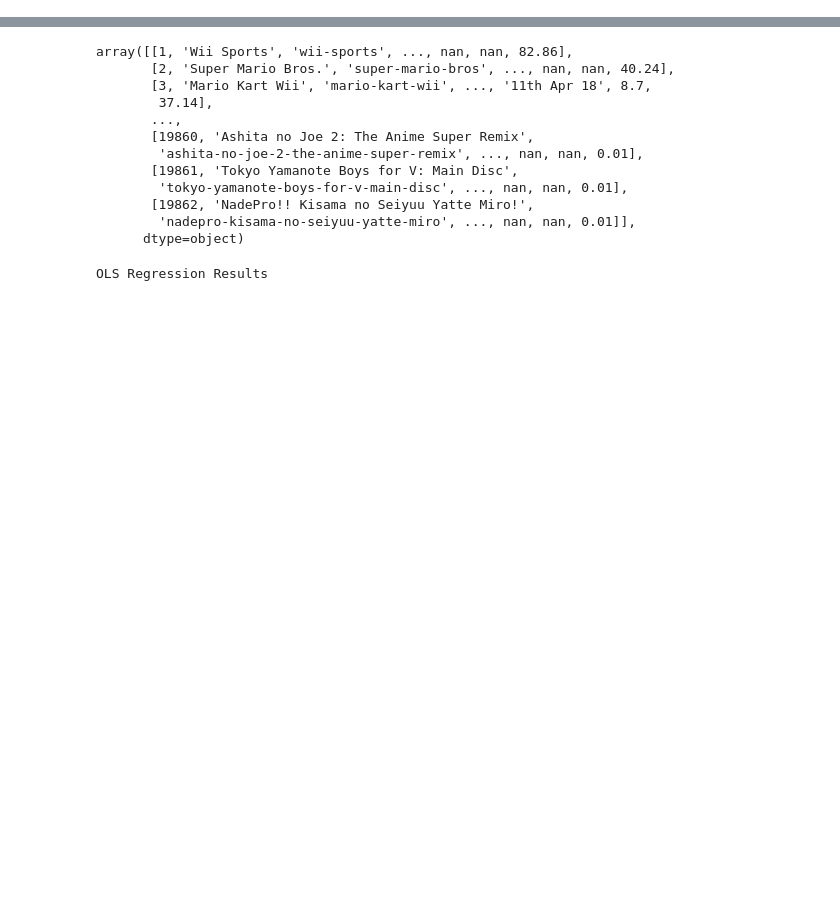
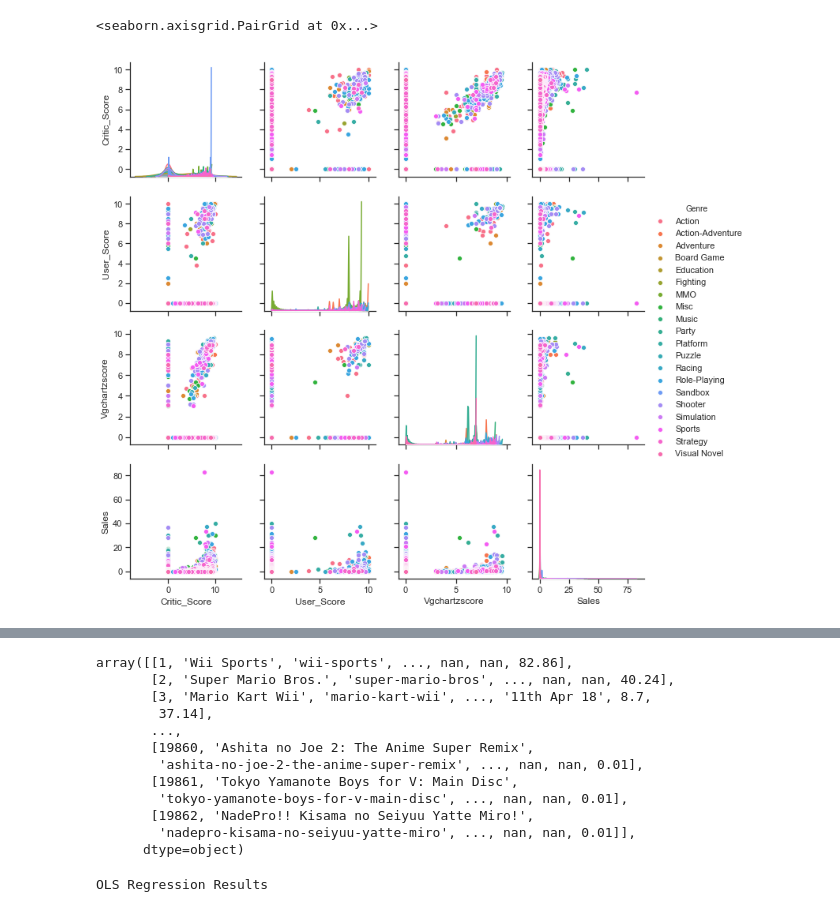
Before and after one commit to fernandocfbf/game-market-analysis-using-ml, a Jupyter notebook: P3 - Ciedados.ipynb, the cells around one changed output, grey strips where cells are left out. Saved outputs shown, nothing was run; the diff lists cells and outputs as text; code cells hidden in the pictures; blank space fills up the shorter version.

```diff
--- a/P3 - Ciedados.ipynb
+++ b/P3 - Ciedados.ipynb
@@ -168,0 +74,11 @@ dados.loc[dados.Developer == "Unknown"]
+# %%
+x_vars = ['Critic_Score',
+       'User_Score','Vgchartzscore','Sales']
+y_vars = x_vars
+# %%
+sns.set(style="ticks")
+
+sns.pairplot(dados, hue="Genre", x_vars=x_vars, y_vars=y_vars)
+# %% [output]
+<seaborn.axisgrid.PairGrid at 0x...>
+[figure, added]
```
Also changed, not shown: parts of 19 cells of this notebook.
